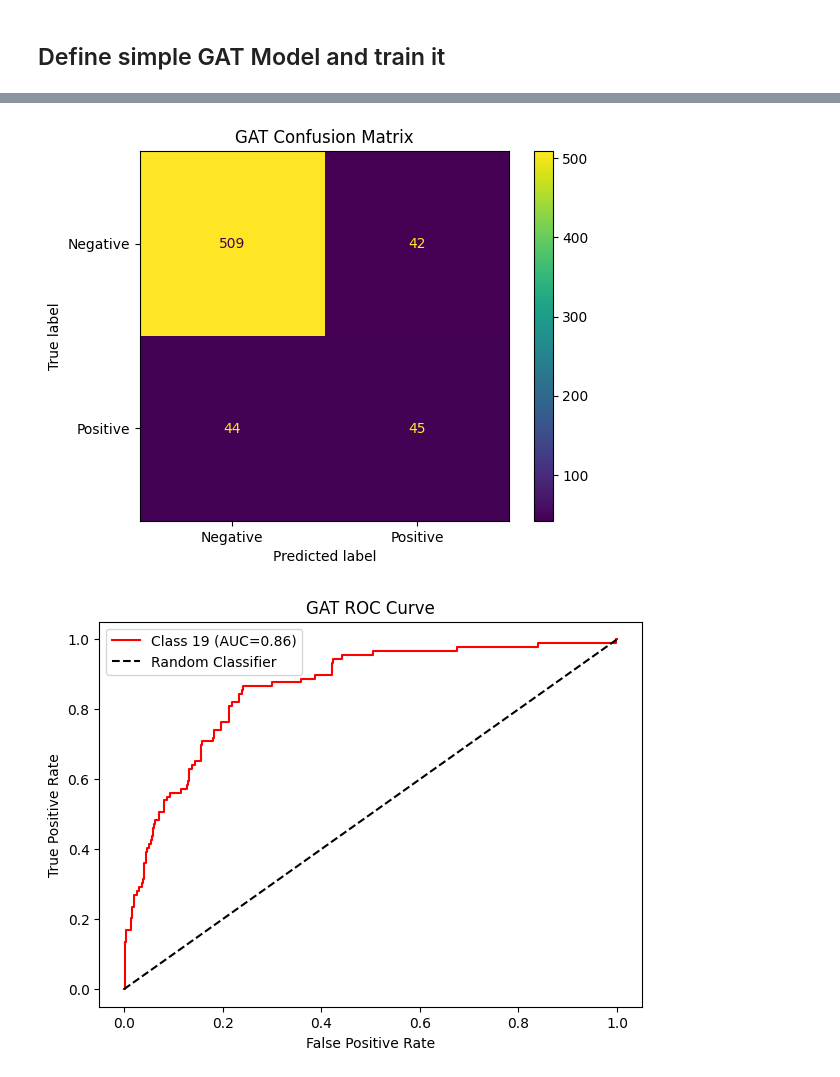
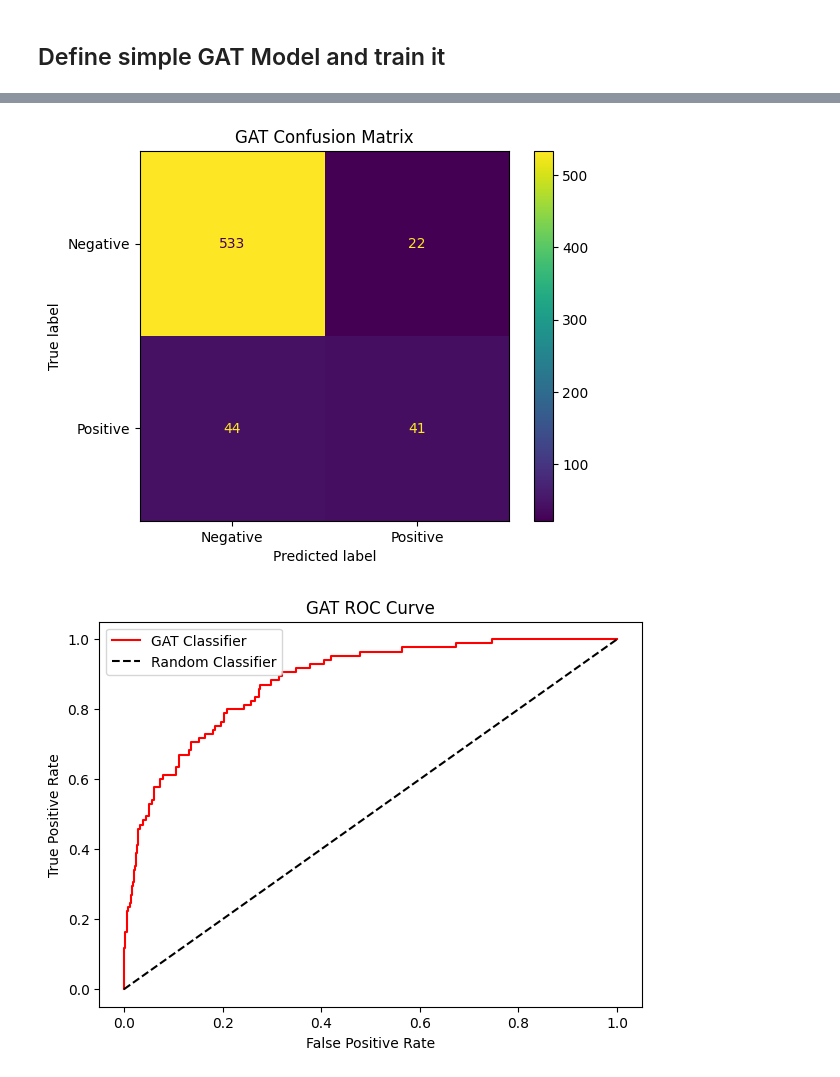
Before and after one commit to ShaswataRoy/xAI_Drug, a Jupyter notebook: Max/TOX21_GAT.ipynb, the cells around one changed output, grey strips where cells are left out. Saved outputs shown, nothing was run; the diff lists cells and outputs as text; code cells hidden in the pictures.

```diff
--- a/Max/TOX21_GAT.ipynb
+++ b/Max/TOX21_GAT.ipynb
@@ -198,0 +77,24 @@ print(acc)
+# %%
+device = torch.device("cuda" if torch.cuda.is_available() else "cpu")
+
+model = simpleGAT(in_channels=train_set[0].x.size(1), hidden_channels=32,
+            out_channels=train_set[0].y.size(0), heads=4, dropout=0.0).to(device)
+
+trainer = Trainer(model=model,
+                     train_loader=train_dataloader,
+                     val_loader=val_dataloader,
+                     test_loader=test_dataloader,
+                     device=device,
+                     save_dir=os.path.join(os.getcwd(),'model_saves'),
+                     save_name='GAT_1')
+# %%
+train_params = {'num_epochs': 500,
+                'num_early_stop': 0,
+                'milestones': None,
+                'gamma': None}
+
+optimizer_params = {'lr': 0.001,
+                    'weight_decay': 5e-4}
+                    #'momentum': 0.9}
+
+trainer.train(train_params=train_params, optimizer_params=optimizer_params)
@@ -199,12 +121,8 @@ print(acc)
 # %%
-preds_test, labels_test = evaluate(model, test_dataloader)
-preds_prob_test = torch.sigmoid(preds_test)
-ypred_test = np.array([1 if p>0.5 else 0 for p in preds_prob_test])
-acc_test = accuracy_score(labels_test.numpy(), ypred_test)
-print(acc_test)
+test_loss, test_acc, test_auc, preds, pred_probs, labels = trainer.test()
 
 # Confusion matrix
-c_matrix = confusion_matrix(labels_test.numpy(), ypred_test)
+c_matrix = confusion_matrix(labels.numpy(), preds)
 disp = ConfusionMatrixDisplay(
     c_matrix, display_labels=["Negative","Positive"]
 )
@@ -214,10 +132,10 @@ plt.savefig('GAT_confusion.pdf')
 plt.show()
 
 # AUC by class
-y_true_bin = label_binarize(labels_test.numpy(), classes=np.arange(2))
+y_true_bin = label_binarize(labels.numpy(), classes=np.arange(2))
 plt.figure(figsize=(7,5))
-fpr, tpr, _ = roc_curve(y_true_bin[:, 0], preds_prob_test.numpy())
-plt.plot(fpr, tpr, "r-", label=f"Class {i} (AUC={auc(fpr, tpr):.2f})")
+fpr, tpr, _ = roc_curve(y_true_bin[:, 0], pred_probs.numpy())
+plt.plot(fpr, tpr, "r-", label="GAT Classifier")
 plt.plot([0,1], [0,1], "k--", label="Random Classifier")
 plt.xlabel("False Positive Rate")
 plt.ylabel("True Positive Rate")
@@ -230,2 +148,2 @@ plt.show()
-[figure, old version]
+[figure, new version]
-[figure, old version]
+[figure, new version]
```
Also changed, not shown: parts of 6 cells of this notebook, 2 other files.
